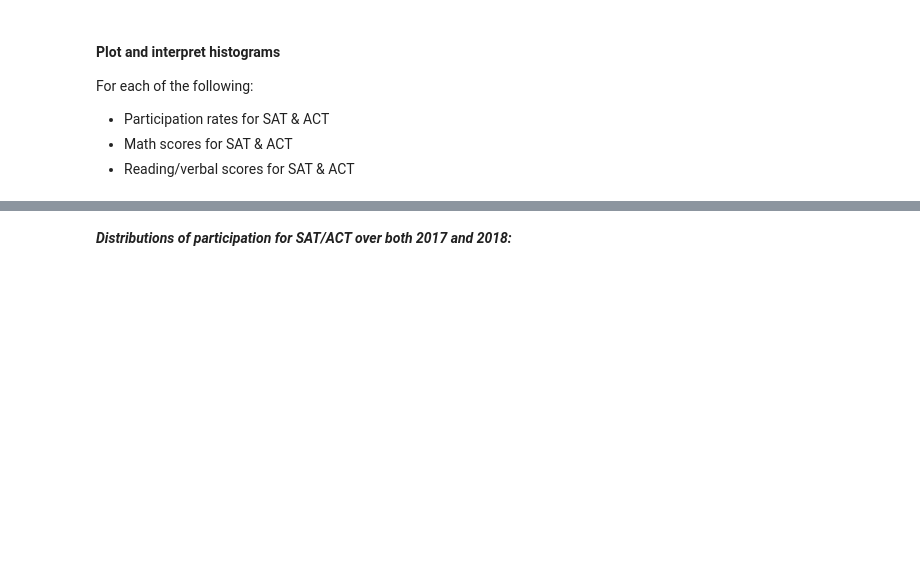
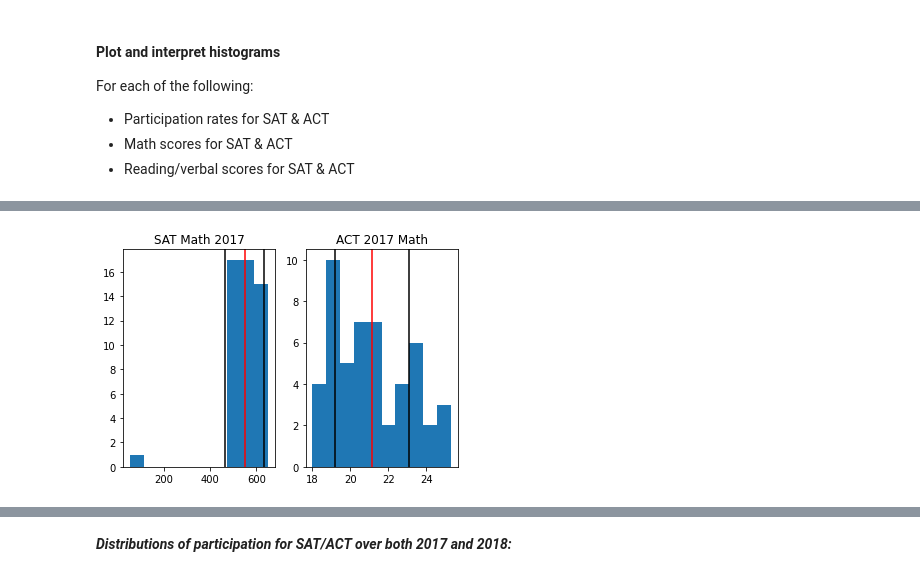
Before and after one commit to patruq/act-sat-performance, a Jupyter notebook: code/starter-code.ipynb, the cells around one changed output, grey strips where cells are left out. Saved outputs shown, nothing was run; the diff lists cells and outputs as text; code cells hidden in the pictures; blank space fills up the shorter version.

```diff
--- a/code/starter-code.ipynb
+++ b/code/starter-code.ipynb
@@ -848,0 +924,6 @@ subplot_histograms(combined_2017_df, ["sat_2017_participation", "act_2017_partic
+# %%
+subplot_histograms(final, ["sat_2017_math", "act_2017_math"],
+                            ["SAT Math 2017", "ACT 2017 Math"],
+                              ["2017", "2017"])
+# %% [output]
+[figure, added]
```
Also changed, not shown: parts of 40 cells of this notebook.
